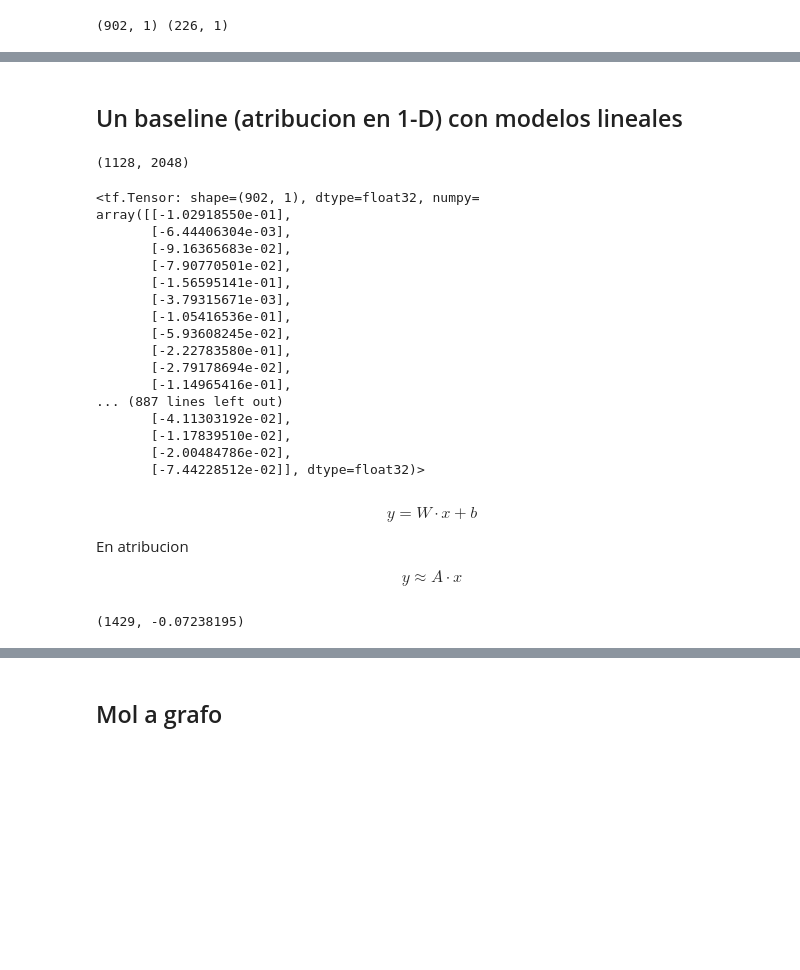
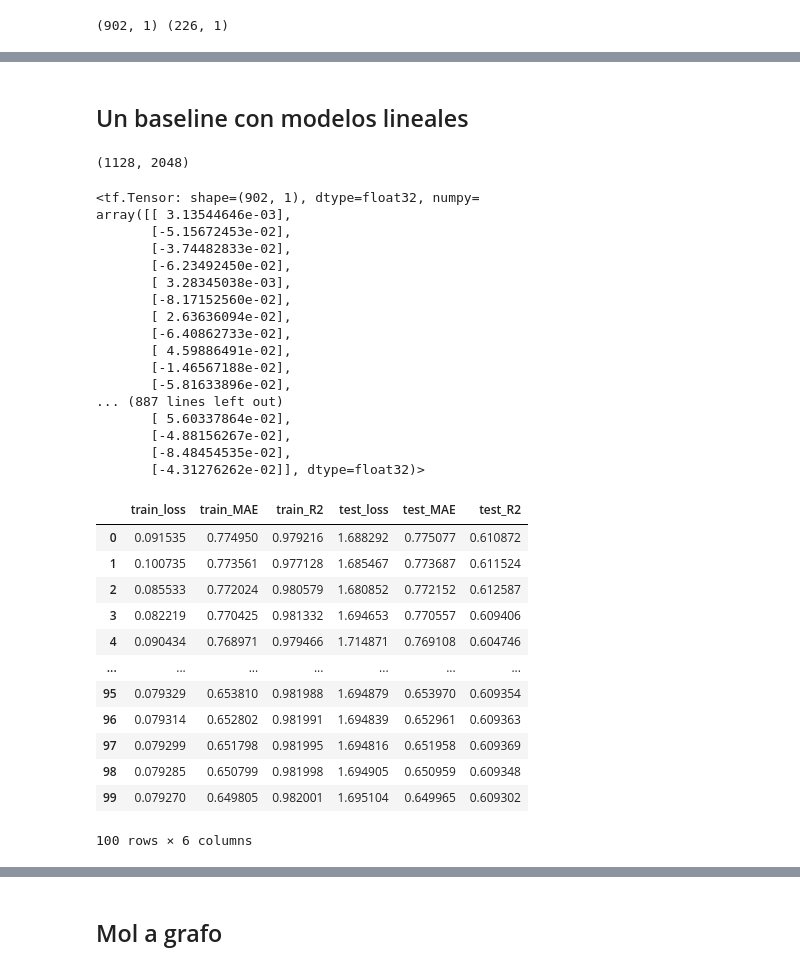
Before and after one commit to beangoben/gnn_workshop_riiaa, a Jupyter notebook: Prediccion_de_Grafos_y_attribucion.ipynb, the cells around one changed output, grey strips where cells are left out. Saved outputs shown, nothing was run; the diff lists cells and outputs as text; code cells hidden in the pictures; blank space fills up the shorter version.

```diff
--- a/Prediccion_de_Grafos_y_attribucion.ipynb
+++ b/Prediccion_de_Grafos_y_attribucion.ipynb
@@ -154,5 +160,5 @@ sns.distplot(y_true)
 # %% [markdown]
-## Un baseline (atribucion en 1-D) con modelos lineales
+## Un baseline con modelos lineales
 # %%
 fps =  [Chem.GetMorganFingerprintAsBitVect(m,2,nBits=2048) for m in mols]
 fps = np.vstack(np.array(fps)).astype(np.float32)
@@ -161,50 +167,70 @@ fps.shape
 # %% [output]
 (1128, 2048)
 # %%
-model = snt.Sequential([ snt.Linear(1429),tf.nn.relu, snt.Linear(1)])
+model = snt.Sequential([ snt.Linear(1024),tf.nn.relu, snt.Linear(1)])
 model(fps_train)
 # %% [output]
 <tf.Tensor: shape=(902, 1), dtype=float32, numpy=
-array([[-1.02918550e-01],
-       [-6.44406304e-03],
-       [-9.16365683e-02],
-       [-7.90770501e-02],
-       [-1.56595141e-01],
-       [-3.79315671e-03],
-       [-1.05416536e-01],
-       [-5.93608245e-02],
-       [-2.22783580e-01],
-       [-2.79178694e-02],
-       [-1.14965416e-01],
+array([[ 3.13544646e-03],
+       [-5.15672453e-02],
+       [-3.74482833e-02],
+       [-6.23492450e-02],
+       [ 3.28345038e-03],
+       [-8.17152560e-02],
+       [ 2.63636094e-02],
+       [-6.40862733e-02],
+       [ 4.59886491e-02],
+       [-1.46567188e-02],
+       [-5.81633896e-02],
 ... (887 lines left out)
-       [-4.11303192e-02],
-       [-1.17839510e-02],
-       [-2.00484786e-02],
-       [-7.44228512e-02]], dtype=float32)>
+       [ 5.60337864e-02],
+       [-4.88156267e-02],
+       [-8.48454535e-02],
+       [-4.31276262e-02]], dtype=float32)>
+# %%
+def cast_as_np(a):
+    return a.numpy() if isinstance(a, tf.Tensor) else a
+
+def calc_stats(y_true, y_pred, prefix):
+    """Conseguir estadisticas"""
+    return {f'{prefix}_loss':loss_fn(y_true, y_pred).numpy(),
+            f'{prefix}_MAE':metric(y_true, y_pred).numpy(),
+            f'{prefix}_R2':tfa.metrics.RSquare()(cast_as_np(y_true).ravel(), cast_as_np(y_pred).ravel()).numpy()}
 # %%
 NUM_ITER = 100
 loss_fn = tf.losses.MeanSquaredError()
 optimizer = tf.optimizers.Adam(3e-4)
 
 pbar = tqdm.tqdm(range(NUM_ITER))
 stats = []
 
 for i in pbar:
     with tf.GradientTape() as tape:
       y_pred = model(fps_train) # pred
       loss = loss_fn(y_train, y_pred)
     grads = tape.gradient(loss, model.trainable_variables)
     optimizer.apply_gradients(zip(grads, model.trainable_variables))
+    # Train statistics.
+    y_pred =  model(fps_train)
+    stat = calc_stats(y_train, y_pred , 'train')
+    # Test statistics.
+    y_pred =  model(fps_test)
+    stat.update(calc_stats(y_test, y_pred, 'test'))
+    stats.append(stat)
+    # Update progress bar.
+    pbar.set_postfix(stats[-1])
+pd.DataFrame(stats)
+# %% [output]
+|  | train_loss | train_MAE | train_R2 | test_loss | test_MAE | test_R2 |
+| 0 | 0.091535 | 0.774950 | 0.979216 | 1.688292 | 0.775077 | 0.610872 |
+| 1 | 0.100735 | 0.773561 | 0.977128 | 1.685467 | 0.773687 | 0.611524 |
+| 2 | 0.085533 | 0.772024 | 0.980579 | 1.680852 | 0.772152 | 0.612587 |
+| 3 | 0.082219 | 0.770425 | 0.981332 | 1.694653 | 0.770557 | 0.609406 |
+| 4 | 0.090434 | 0.768971 | 0.979466 | 1.714871 | 0.769108 | 0.604746 |
+| ... | ... | ... | ... | ... | ... | ... |
+| 95 | 0.079329 | 0.653810 | 0.981988 | 1.694879 | 0.653970 | 0.609354 |
+| 96 | 0.079314 | 0.652802 | 0.981991 | 1.694839 | 0.652961 | 0.609363 |
+| 97 | 0.079299 | 0.651798 | 0.981995 | 1.694816 | 0.651958 | 0.609369 |
+| 98 | 0.079285 | 0.650799 | 0.981998 | 1.694905 | 0.650959 | 0.609348 |
+| 99 | 0.079270 | 0.649805 | 0.982001 | 1.695104 | 0.649965 | 0.609302 |
+100 rows × 6 columns
-# %% [markdown]
- $$ y =  W \cdot x + b $$
-
-
- En atribucion
-
- $$ y \approx A \cdot x$$
-# %%
-w = linear_model.variables[1].numpy().ravel()
-w.shape, fps.shape
-np.argmax(w), np.min(w)
-# %% [output]
-(1429, -0.07238195)
```
Also changed, not shown: parts of 24 cells of this notebook.
